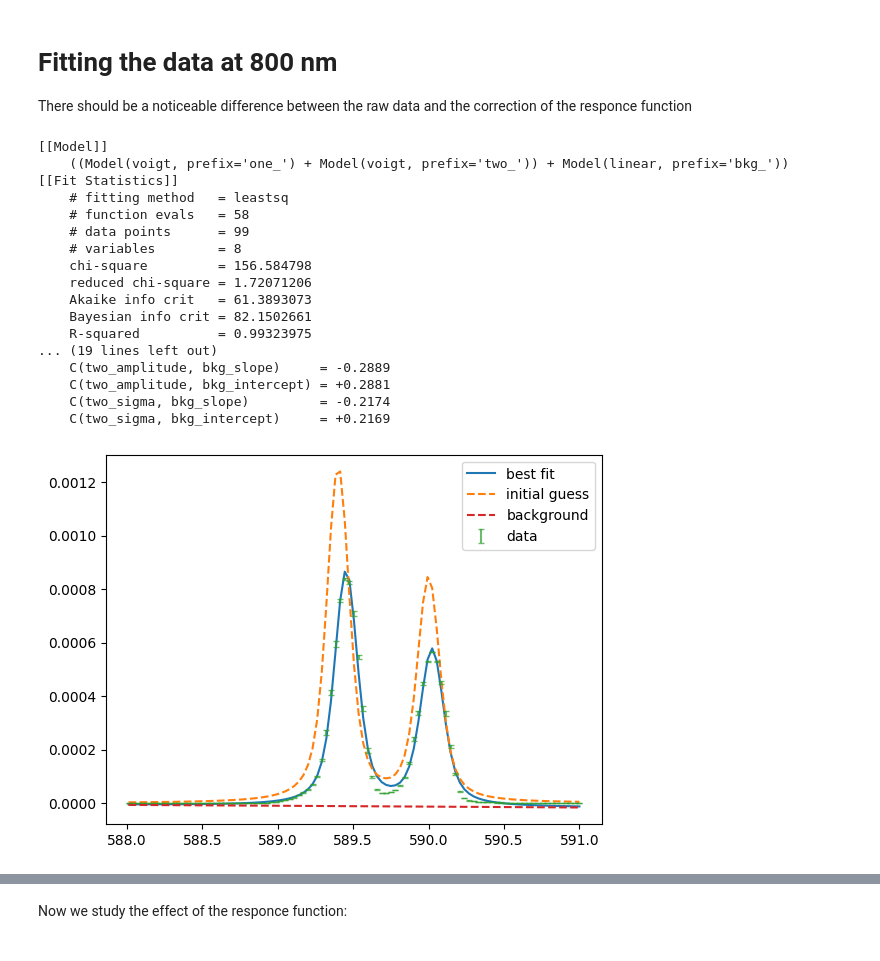
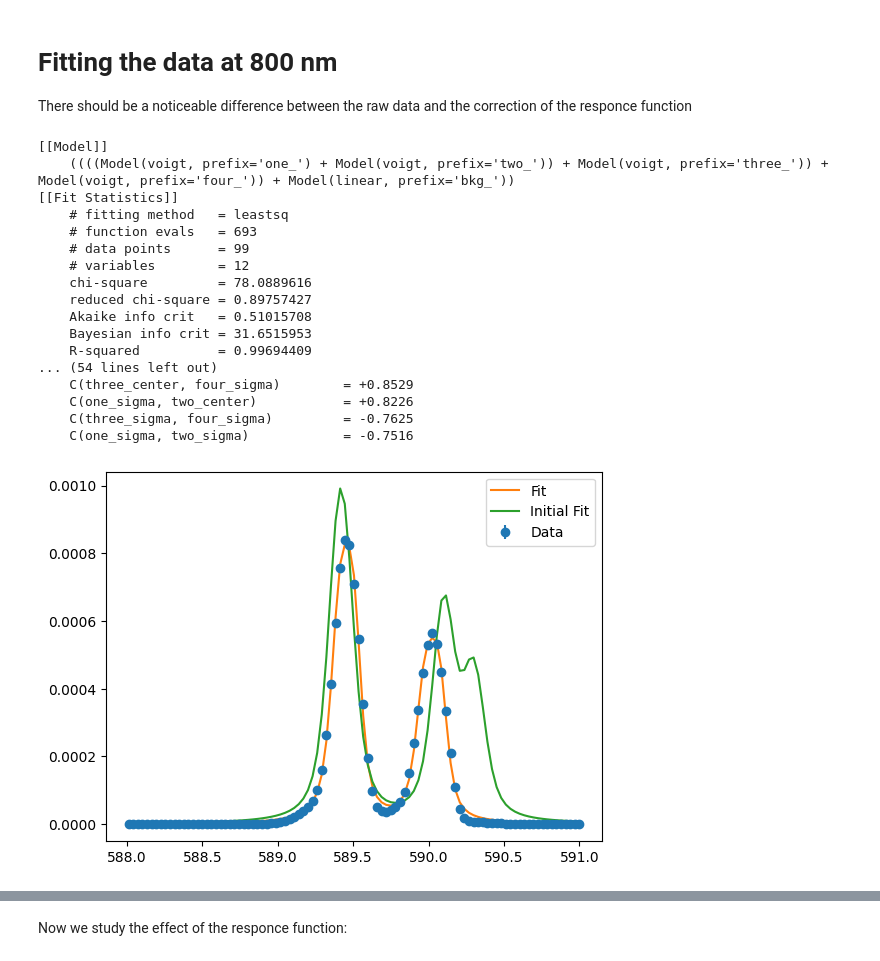
Before and after one commit to zar-hub/Lab_Materia_Condensata, a Jupyter notebook: Lab_Report.ipynb, the cells around one changed output, grey strips where cells are left out. Saved outputs shown, nothing was run; the diff lists cells and outputs as text; code cells hidden in the pictures.

Commit message:
Cool fitting graphs

```diff
--- a/Lab_Report.ipynb
+++ b/Lab_Report.ipynb
@@ -263,58 +263,64 @@ from matplotlib.patches import Rectangle
 # fitting at 800nm
 mask = (Na_df['date'] == '17102024') & (Na_df['id'] == '005')
 sample = Na_df[mask]
 
 # take the first sample
 wl = sample['wl'].values[0]
 mean = sample['mean'].values[0]
 std = sample['std'].values[0]
 
-model = VoigtModel(prefix='one_') + VoigtModel(prefix='two_') + LinearModel(prefix='bkg_')
+model = VoigtModel(prefix='one_') + VoigtModel(prefix='two_') +\
+        VoigtModel(prefix='three_') + VoigtModel(prefix='four_') + LinearModel(prefix='bkg_')
 params = model.make_params()
 
-params['one_center'].set(589.4)
-params['two_center'].set(590)
+params['one_center'].set(589.4, min=589, max=590.5)
 params['one_sigma'].set(0.05)
+params['one_amplitude'].set(1.5e-4, min=1e-5)
+
+params['two_center'].set(589.45, min=589, max=590.5)
 params['two_sigma'].set(0.05)
-params['one_amplitude'].set(3e-4)
-params['two_amplitude'].set(2e-4)
+params['two_amplitude'].set(1e-4, min=1e-5)
+
+params['three_center'].set(590.1, min=589, max=590.5)
+params['three_sigma'].set(0.05)
+params['three_amplitude'].set(1.5e-4, min = 1e-5)
+
+params['four_center'].set(590.3, min=589, max=590.5)
+params['four_sigma'].set(0.05)
+params['four_amplitude'].set(1e-4, min=1e-5)
 
 # we can guess the background
 # making a linear regression
 res = linregress(wl[:10], mean[:10])
-params['bkg_slope'].set(res.slope)
-params['bkg_intercept'].set(res.intercept)
+params['bkg_slope'].set(res.slope, vary = False)
+params['bkg_intercept'].set(res.intercept, vary = False)
 
 # fit the model
 weights = 1/(std + 1e-5)
 result = model.fit(mean, params, x=wl, weights=weights)
 print(result.fit_report())
 
-components = result.eval_components(params=result.params, x=wl)
-
-plt.plot(wl, result.best_fit, '-', label='best fit')
-plt.plot(wl, result.init_fit, '--', label='initial guess')
-plt.errorbar(wl, mean, yerr=std, markerfacecolor='none', alpha=.7,
-             capsize=2, linestyle='none', label='data')
-plt.plot(wl, components['bkg_'], '--', label='background')
+plt.errorbar(wl, mean, yerr=std, fmt='o', label='Data')
+plt.plot(wl, result.best_fit, label='Fit')
+plt.plot(wl, result.init_fit, label='Initial Fit')
 plt.legend()
 plt.show()
 # %% [output]
 [[Model]]
-    ((Model(voigt, prefix='one_') + Model(voigt, prefix='two_')) + Model(linear, prefix='bkg_'))
+    ((((Model(voigt, prefix='one_') + Model(voigt, prefix='two_')) + Model(voigt, prefix='three_')) + Model(voigt, prefix='four_')) + Model(linear, prefix='bkg_'))
 [[Fit Statistics]]
     # fitting method   = leastsq
-    # function evals   = 58
+    # function evals   = 693
     # data points      = 99
-    # variables        = 8
-    chi-square         = 156.584798
-    reduced chi-square = 1.72071206
-    Akaike info crit   = 61.3893073
-    Bayesian info crit = 82.1502661
-    R-squared          = 0.99323975
-... (19 lines left out)
-    C(two_amplitude, bkg_slope)     = -0.2889
-    C(two_amplitude, bkg_intercept) = +0.2881
-    C(two_sigma, bkg_slope)         = -0.2174
-    C(two_sigma, bkg_intercept)     = +0.2169
+    # variables        = 12
+    chi-square         = 78.0889616
+    reduced chi-square = 0.89757427
+    Akaike info crit   = 0.51015708
+    Bayesian info crit = 31.6515953
+    R-squared          = 0.99694409
+... (54 lines left out)
+    C(three_center, four_sigma)        = +0.8529
+    C(one_sigma, two_center)           = +0.8226
+    C(three_sigma, four_sigma)         = -0.7625
+    C(one_sigma, two_sigma)            = -0.7516
-[figure, old version]
+[figure, new version]
```
Also changed, not shown: parts of 1 cell of this notebook, 2 other files.
